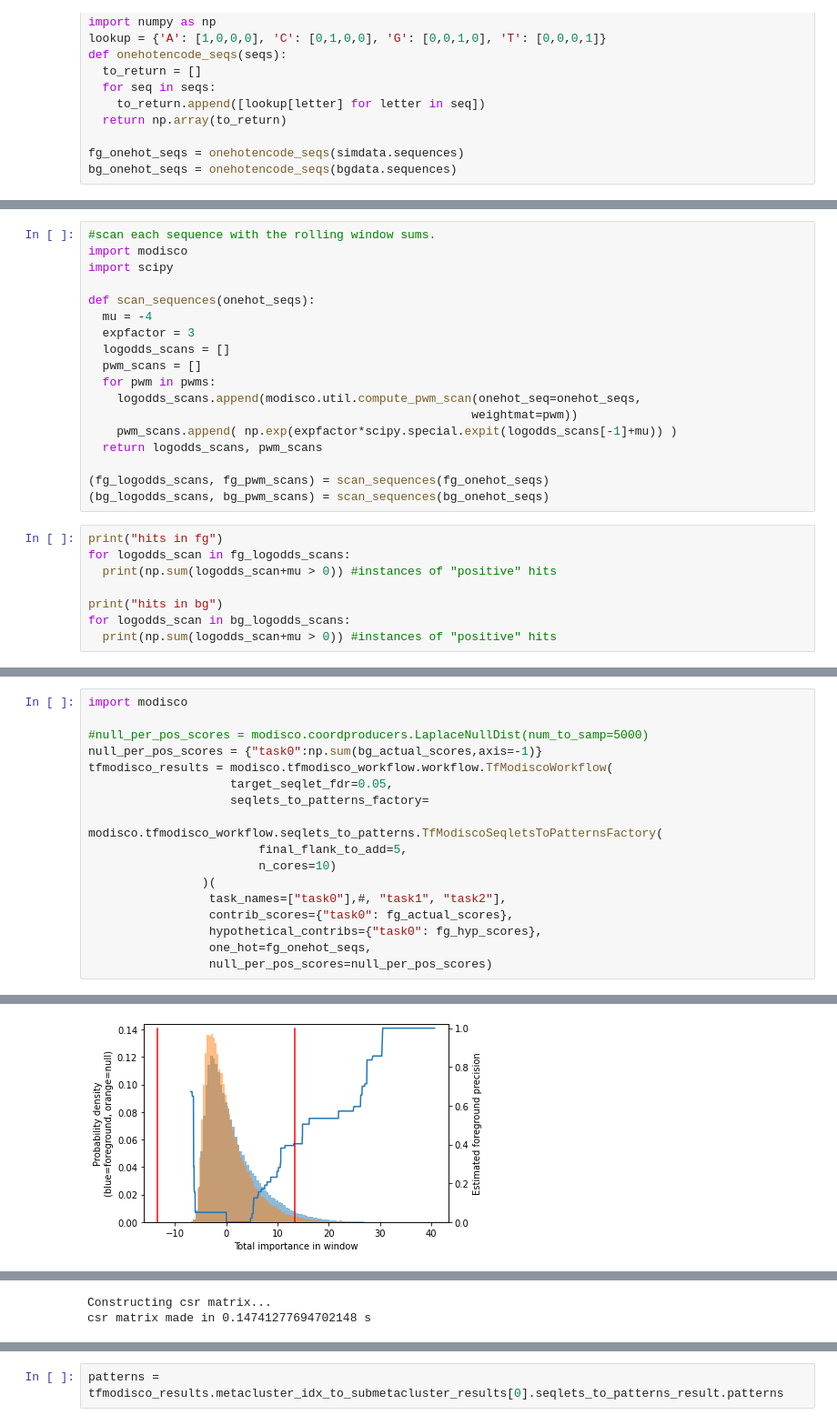
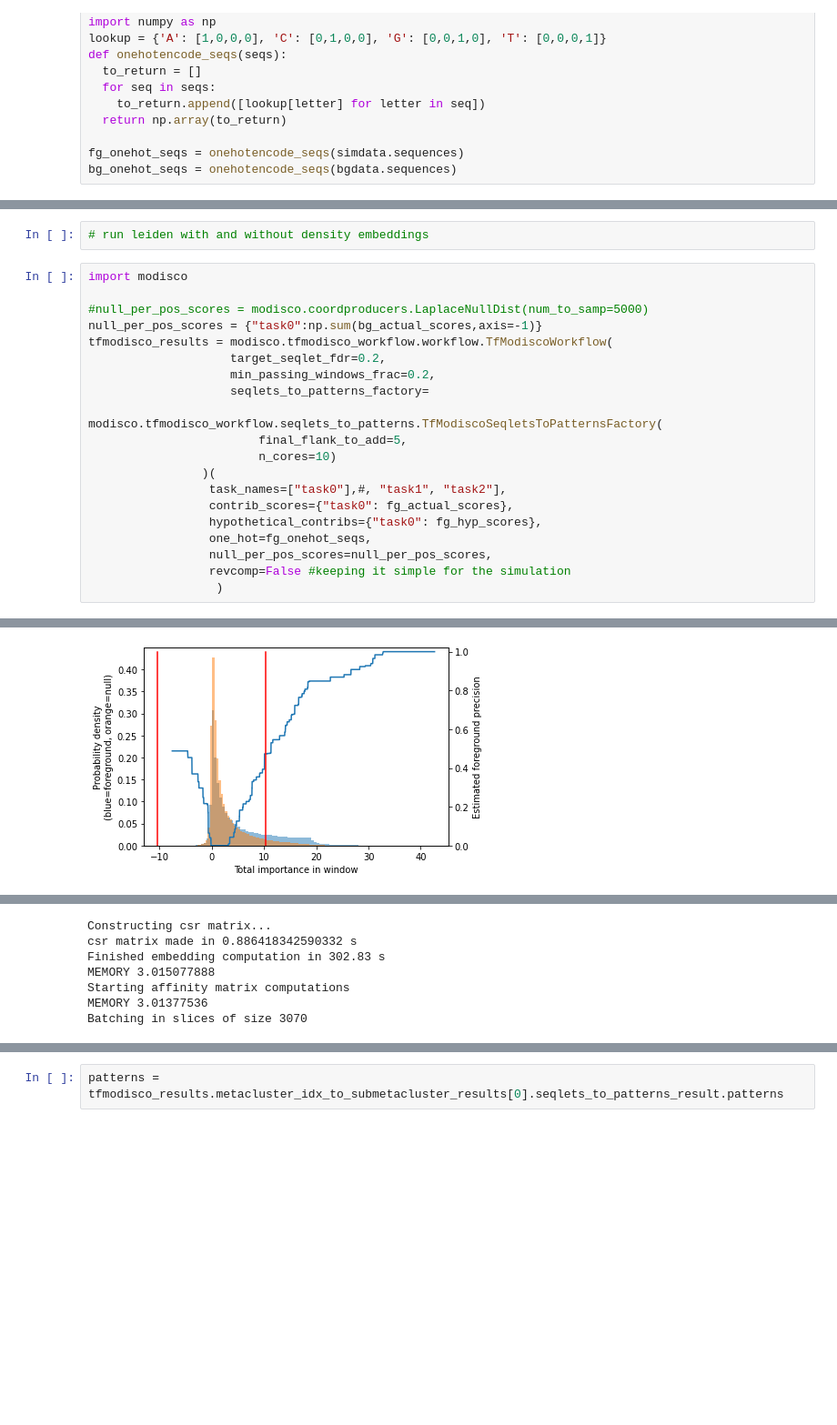
Before and after one commit to AvantiShri/colab_notebooks, a Jupyter notebook: misc_examples/SimulateImpScores.ipynb, the cells around one changed output, grey strips where cells are left out. Shown at 91% size. Saved outputs shown, nothing was run; the diff lists cells and outputs as text; blank space fills up the shorter version.

```diff
--- a/misc_examples/SimulateImpScores.ipynb
+++ b/misc_examples/SimulateImpScores.ipynb
@@ -171,26 +183,0 @@ for pwm in pwms:
-# %%
-#scan each sequence with the rolling window sums.
-import modisco
-import scipy
-
-def scan_sequences(onehot_seqs):
-  mu = -4
-  expfactor = 3
-  logodds_scans = []
-  pwm_scans = []
-  for pwm in pwms:
-    logodds_scans.append(modisco.util.compute_pwm_scan(onehot_seq=onehot_seqs,
-                                                      weightmat=pwm))
-    pwm_scans.append( np.exp(expfactor*scipy.special.expit(logodds_scans[-1]+mu)) )
-  return logodds_scans, pwm_scans
-
-(fg_logodds_scans, fg_pwm_scans) = scan_sequences(fg_onehot_seqs)
-(bg_logodds_scans, bg_pwm_scans) = scan_sequences(bg_onehot_seqs)
-# %%
-print("hits in fg")
-for logodds_scan in fg_logodds_scans:
-  print(np.sum(logodds_scan+mu > 0)) #instances of "positive" hits
-
-print("hits in bg")
-for logodds_scan in bg_logodds_scans:
-  print(np.sum(logodds_scan+mu > 0)) #instances of "positive" hits
@@ -259,10 +430,13 @@ fg
+# %%
+# run leiden with and without density embeddings
 # %%
 import modisco
 
 #null_per_pos_scores = modisco.coordproducers.LaplaceNullDist(num_to_samp=5000)
 null_per_pos_scores = {"task0":np.sum(bg_actual_scores,axis=-1)}
 tfmodisco_results = modisco.tfmodisco_workflow.workflow.TfModiscoWorkflow(
-                    target_seqlet_fdr=0.05,
+                    target_seqlet_fdr=0.2,
+                    min_passing_windows_frac=0.2,
                     seqlets_to_patterns_factory=
                      modisco.tfmodisco_workflow.seqlets_to_patterns.TfModiscoSeqletsToPatternsFactory(
                         final_flank_to_add=5,
@@ -272,5 +446,7 @@ tfmodisco_results = modisco.tfmodisco_workflow.workflow.TfModiscoWorkflow(
                  contrib_scores={"task0": fg_actual_scores},
                  hypothetical_contribs={"task0": fg_hyp_scores},
                  one_hot=fg_onehot_seqs,
-                 null_per_pos_scores=null_per_pos_scores)
+                 null_per_pos_scores=null_per_pos_scores,
+                 revcomp=False #keeping it simple for the simulation
+                  )
 # %% [output]
@@ -290 +466 @@ Final transformed thresholds are -0.97  and  0.97
-[figure, old version]
+[figure, new version]
@@ -322,2 +498,7 @@ MEMORY 0.600608768
 Constructing csr matrix...
-csr matrix made in 0.14741277694702148 s
+csr matrix made in 0.886418342590332 s
+Finished embedding computation in 302.83 s
+MEMORY 3.015077888
+Starting affinity matrix computations
+MEMORY 3.01377536
+Batching in slices of size 3070
```
Also changed, not shown: parts of 18 cells of this notebook.
